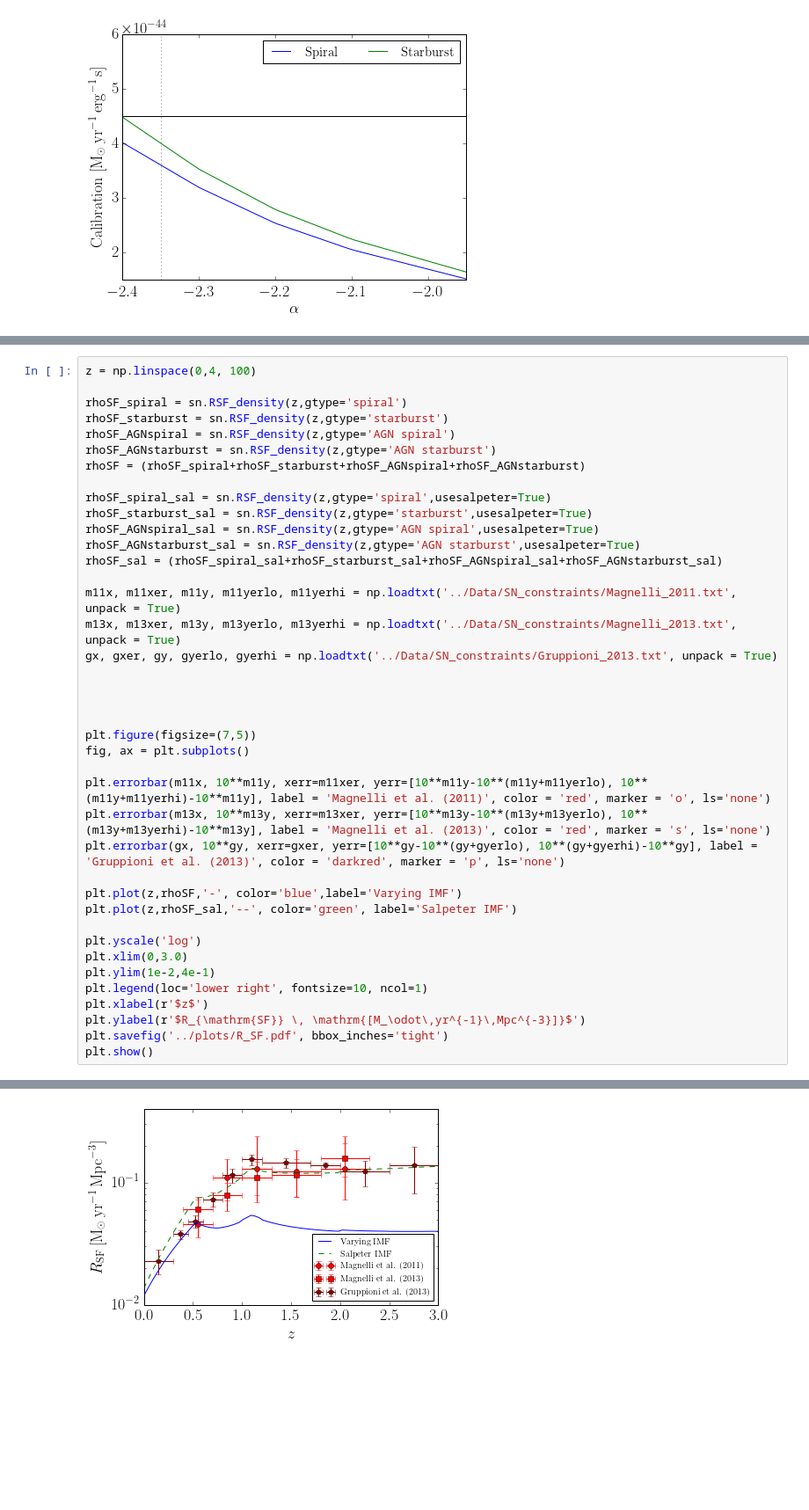
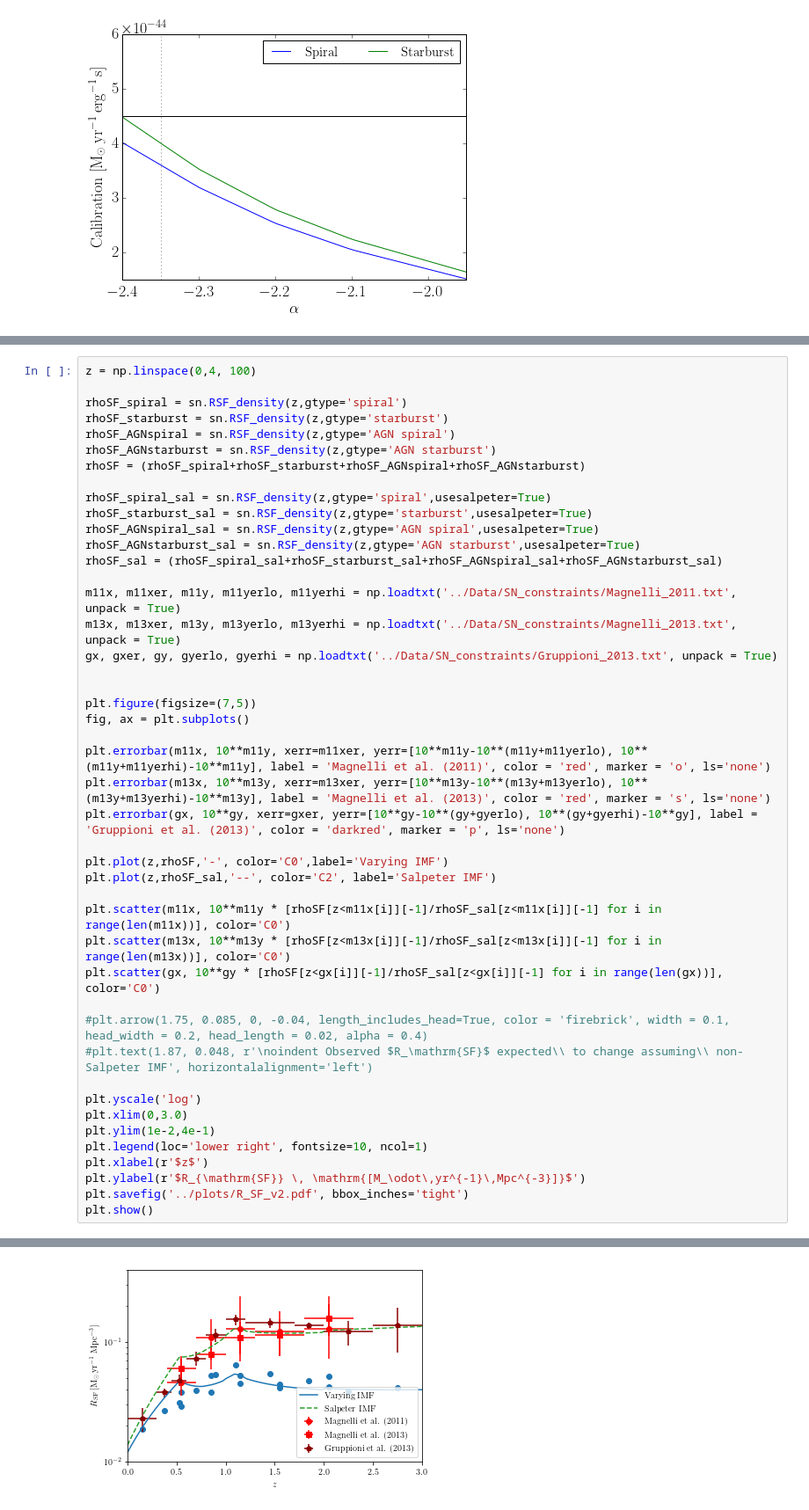
Before and after one commit to joshziegler/DSNB, a Jupyter notebook: Python Code/DSNB_plots.ipynb, the cells around one changed output, grey strips where cells are left out. Shown at 88% size. Drawn from its saved outputs; the diff is of its cells as text; blank space fills up the shorter version.

```diff
--- a/Python Code/DSNB_plots.ipynb
+++ b/Python Code/DSNB_plots.ipynb
@@ -232,8 +262,6 @@ m13x, m13xer, m13y, m13yerlo, m13yerhi = np.loadtxt('../Data/SN_constraints/Magn
 gx, gxer, gy, gyerlo, gyerhi = np.loadtxt('../Data/SN_constraints/Gruppioni_2013.txt', unpack = True)
 
 
-
-
 plt.figure(figsize=(7,5))
 fig, ax = plt.subplots()
 
@@ -241,8 +269,15 @@ plt.errorbar(m11x, 10**m11y, xerr=m11xer, yerr=[10**m11y-10**(m11y+m11yerlo), 10
 plt.errorbar(m13x, 10**m13y, xerr=m13xer, yerr=[10**m13y-10**(m13y+m13yerlo), 10**(m13y+m13yerhi)-10**m13y], label = 'Magnelli et al. (2013)', color = 'red', marker = 's', ls='none')
 plt.errorbar(gx, 10**gy, xerr=gxer, yerr=[10**gy-10**(gy+gyerlo), 10**(gy+gyerhi)-10**gy], label = 'Gruppioni et al. (2013)', color = 'darkred', marker = 'p', ls='none')
 
-plt.plot(z,rhoSF,'-', color='blue',label='Varying IMF')
-plt.plot(z,rhoSF_sal,'--', color='green', label='Salpeter IMF')
+plt.plot(z,rhoSF,'-', color='C0',label='Varying IMF')
+plt.plot(z,rhoSF_sal,'--', color='C2', label='Salpeter IMF')
+
+plt.scatter(m11x, 10**m11y * [rhoSF[z<m11x[i]][-1]/rhoSF_sal[z<m11x[i]][-1] for i in range(len(m11x))], color='C0')
+plt.scatter(m13x, 10**m13y * [rhoSF[z<m13x[i]][-1]/rhoSF_sal[z<m13x[i]][-1] for i in range(len(m13x))], color='C0')
+plt.scatter(gx, 10**gy * [rhoSF[z<gx[i]][-1]/rhoSF_sal[z<gx[i]][-1] for i in range(len(gx))], color='C0')
+
+#plt.arrow(1.75, 0.085, 0, -0.04, length_includes_head=True, color = 'firebrick', width = 0.1, head_width = 0.2, head_length = 0.02, alpha = 0.4)
+#plt.text(1.87, 0.048, r'\noindent Observed $R_\mathrm{SF}$ expected\\ to change assuming\\ non-Salpeter IMF', horizontalalignment='left')
 
 plt.yscale('log')
 plt.xlim(0,3.0)
@@ -250,6 +285,6 @@ plt.ylim(1e-2,4e-1)
 plt.legend(loc='lower right', fontsize=10, ncol=1)
 plt.xlabel(r'$z$')
 plt.ylabel(r'$R_{\mathrm{SF}} \, \mathrm{[M_\odot\,yr^{-1}\,Mpc^{-3}]}$')
-plt.savefig('../plots/R_SF.pdf', bbox_inches='tight')
+plt.savefig('../plots/R_SF_v2.pdf', bbox_inches='tight')
 plt.show()
 # %% [output]
@@ -257 +292 @@ plt.show()
-[figure, old version]
+[figure, new version]
```
Also changed, not shown: parts of 13 cells of this notebook, 2 other files.
